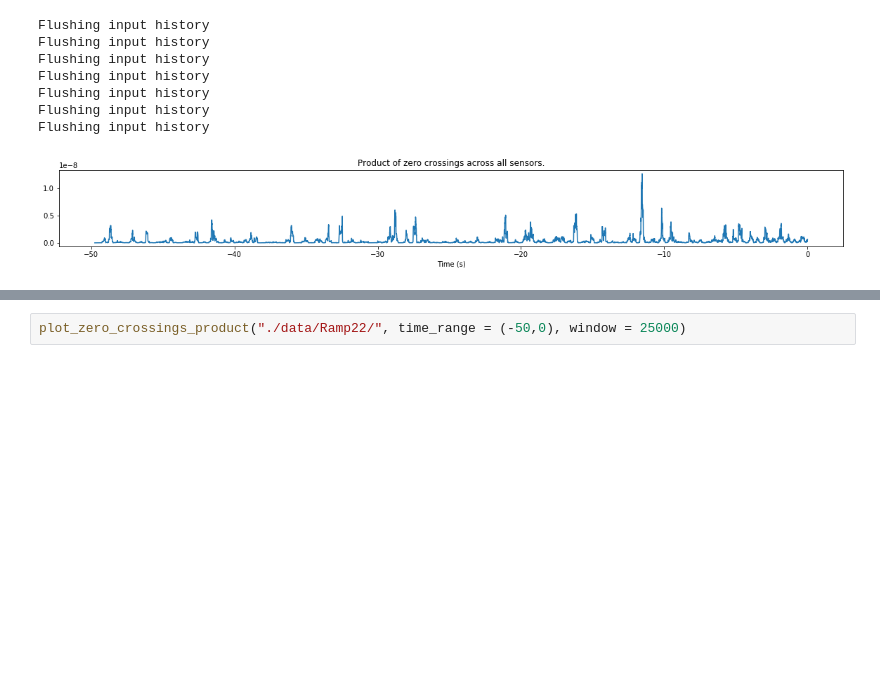
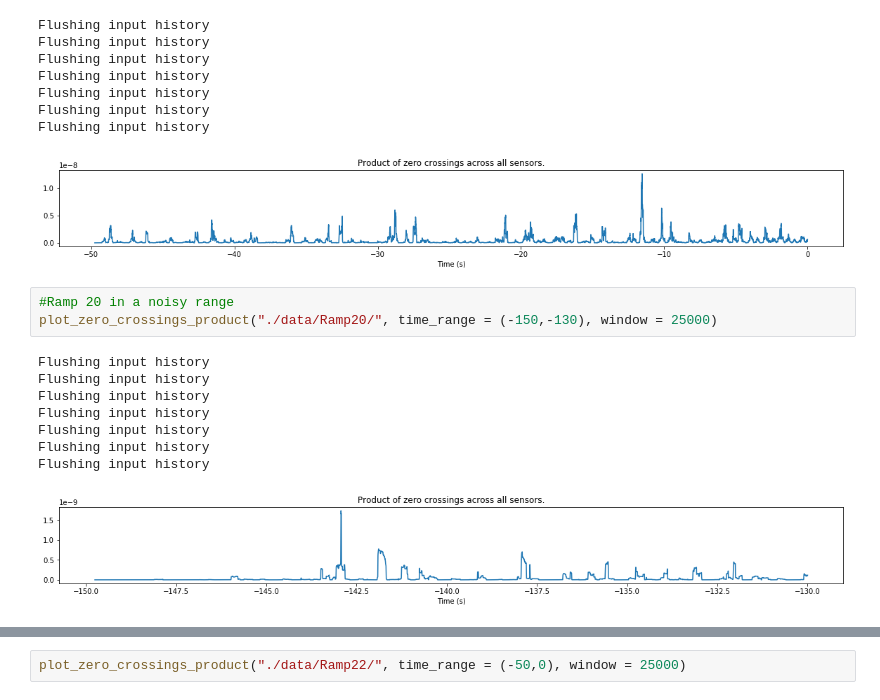
Before and after one commit to Duchstf/quench-detector, a Jupyter notebook: thres-zero.ipynb, the cells around one changed output, grey strips where cells are left out. Saved outputs shown, nothing was run; the diff lists cells and outputs as text; blank space fills up the shorter version.

```diff
--- a/thres-zero.ipynb
+++ b/thres-zero.ipynb
@@ -757,3 +827,15 @@ Flushing input history
 Flushing input history
 Flushing input history
 [figure]
+# %%
+#Ramp 20 in a noisy range
+plot_zero_crossings_product("./data/Ramp20/", time_range = (-150,-130), window = 25000)
+# %% [output]
+Flushing input history
+Flushing input history
+Flushing input history
+Flushing input history
+Flushing input history
+Flushing input history
+Flushing input history
+[figure, added]
```
Also changed, not shown: parts of 11 cells of this notebook, 15 other files.
